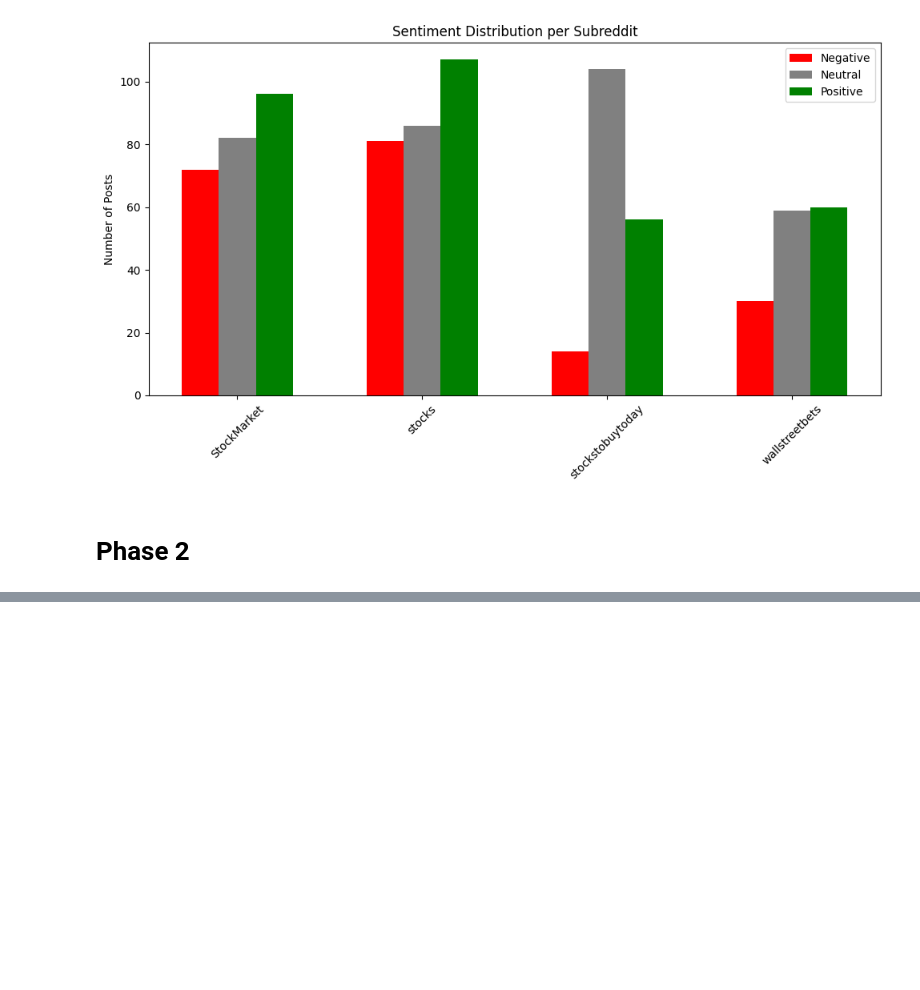
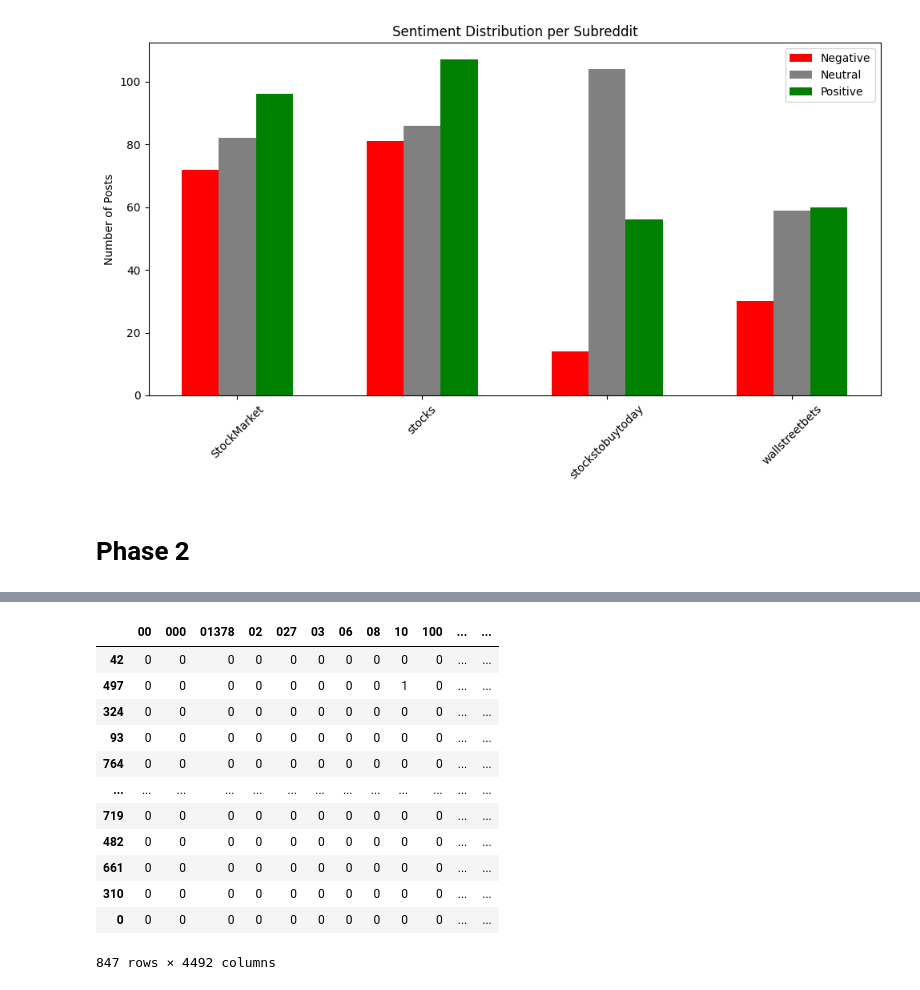
Before and after one commit to Nattapat140/DM2025-Lab1-Exercise, a Jupyter notebook: DM2025-Lab1-Homework.ipynb, the cells around one changed output, grey strips where cells are left out. Saved outputs shown, nothing was run; the diff lists cells and outputs as text; code cells hidden in the pictures; blank space fills up the shorter version.

```diff
--- a/DM2025-Lab1-Homework.ipynb
+++ b/DM2025-Lab1-Homework.ipynb
@@ -497,0 +683,62 @@ plt.show()
+# %%
+from sklearn.feature_extraction.text import CountVectorizer
+
+#We group together all of the dataframes related to our found patterns
+dfs = [frequentPatternsDF_stocks, frequentPatternsDF_StockMarket, frequentPatternsDF_stockstobuytoday, frequentPatternsDF_wallstreetbets]
+
+pattern_counts = {}
+for df in dfs:
+    for pattern in df['Patterns']:
+        if pattern not in pattern_counts:
+            pattern_counts[pattern] = 1
+        else:
+            pattern_counts[pattern] += 1
+
+unique_patterns = {pattern for pattern, count in pattern_counts.items() if count == 1}
+total_patterns_count = sum(len(df) for df in dfs)
+discarded_patterns_count = total_patterns_count - len(unique_patterns)
+
+# For each category, filter the patterns to keep only the unique ones
+filtered_dfs = []
+for df in dfs:
+    filtered_df = df[df['Patterns'].isin(unique_patterns)]
+    filtered_dfs.append(filtered_df)
+
+final_pattern_df = pd.concat(filtered_dfs, ignore_index=True)
+final_pattern_df = final_pattern_df.sort_values(by='Support', ascending=False)
+
+
+# Convert 'text' column into term-document matrix using CountVectorizer
+count_vect = CountVectorizer()
+X_tdm = count_vect.fit_transform(X['text'])
+terms = count_vect.get_feature_names_out()
+
+# Tokenize the sentences into sets of unique words
+X['tokenized_text'] = X['text'].str.split().apply(set)
+
+pattern_matrix = pd.DataFrame(0, index=X.index, columns=final_pattern_df['Patterns'])
+
+for pattern in final_pattern_df['Patterns']:
+    pattern_words = set(pattern.split())  # Tokenize pattern into words
+    pattern_matrix[pattern] = X['tokenized_text'].apply(lambda x: 1 if pattern_words.issubset(x) else 0)
+
+# Convert the term-document matrix to a DataFrame for easy merging
+tdm_df = pd.DataFrame(X_tdm.toarray(), columns=terms, index=X.index)
+
+# Concatenate the original TDM and the pattern matrix to augment the features
+augmented_df = pd.concat([tdm_df, pattern_matrix], axis=1)
+augmented_df
+# %% [output]
+|  | 00 | 000 | 01378 | 02 | 027 | 03 | 06 | 08 | 10 | 100 | ... | ... |
+| 42 | 0 | 0 | 0 | 0 | 0 | 0 | 0 | 0 | 0 | 0 | ... | ... |
+| 497 | 0 | 0 | 0 | 0 | 0 | 0 | 0 | 0 | 1 | 0 | ... | ... |
+| 324 | 0 | 0 | 0 | 0 | 0 | 0 | 0 | 0 | 0 | 0 | ... | ... |
+| 93 | 0 | 0 | 0 | 0 | 0 | 0 | 0 | 0 | 0 | 0 | ... | ... |
+| 764 | 0 | 0 | 0 | 0 | 0 | 0 | 0 | 0 | 0 | 0 | ... | ... |
+| ... | ... | ... | ... | ... | ... | ... | ... | ... | ... | ... | ... | ... |
+| 719 | 0 | 0 | 0 | 0 | 0 | 0 | 0 | 0 | 0 | 0 | ... | ... |
+| 482 | 0 | 0 | 0 | 0 | 0 | 0 | 0 | 0 | 0 | 0 | ... | ... |
+| 661 | 0 | 0 | 0 | 0 | 0 | 0 | 0 | 0 | 0 | 0 | ... | ... |
+| 310 | 0 | 0 | 0 | 0 | 0 | 0 | 0 | 0 | 0 | 0 | ... | ... |
+| 0 | 0 | 0 | 0 | 0 | 0 | 0 | 0 | 0 | 0 | 0 | ... | ... |
+847 rows × 4492 columns
```
Also changed, not shown: parts of 40 cells of this notebook, 2 other files.
